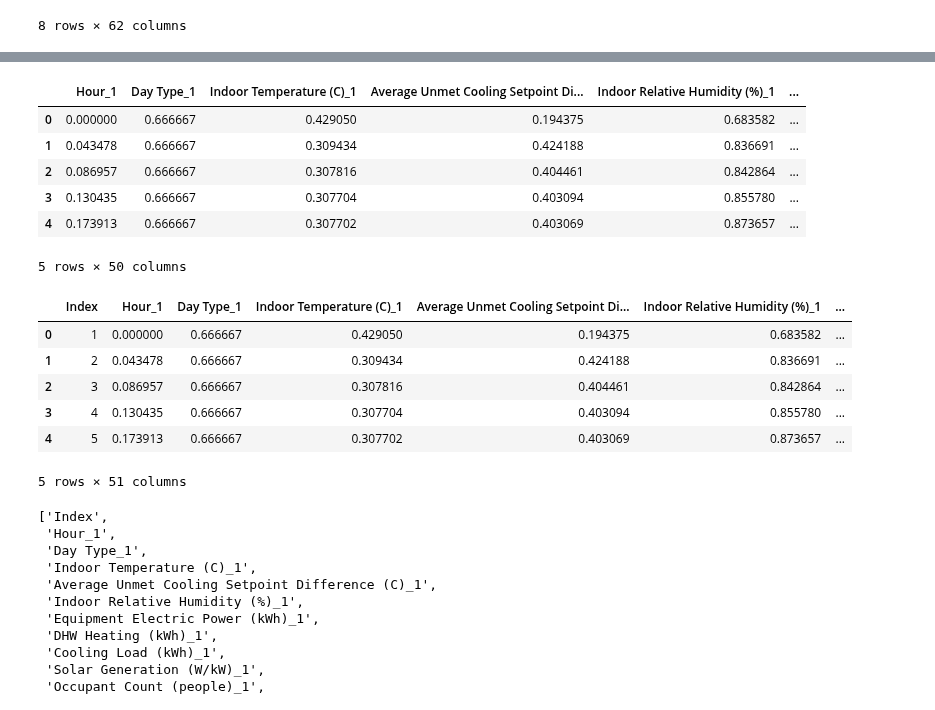
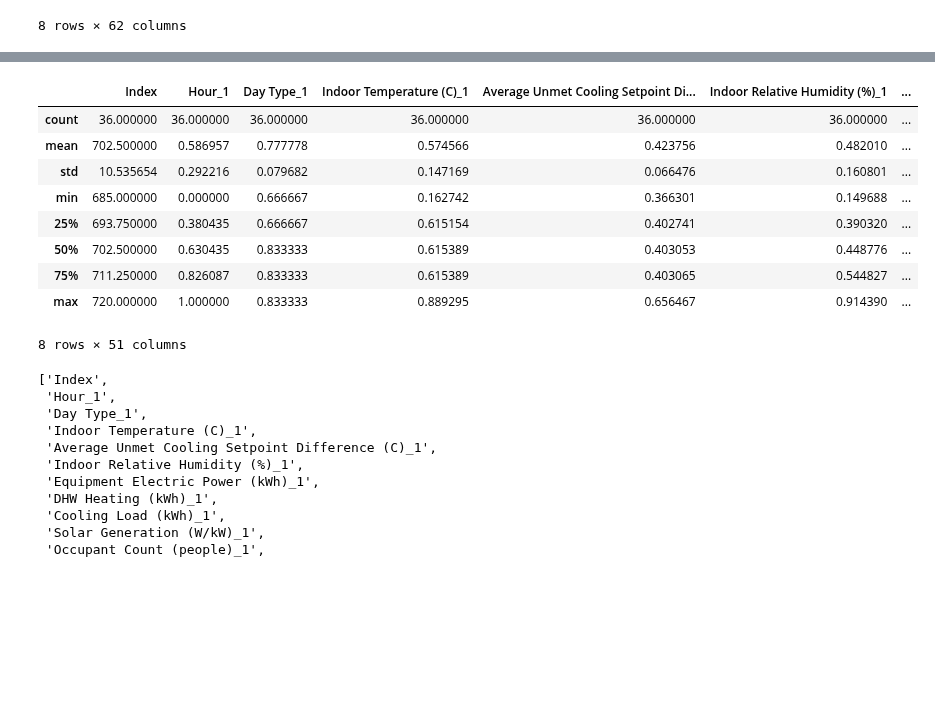
Before and after one commit to MatejPriesol/Forecasting-Carbon-Intensity-and-Solar-Generation, a Jupyter notebook: models/data_merging.ipynb, the cells around one changed output, grey strips where cells are left out. Drawn from its saved outputs; the diff is of its cells as text; code cells hidden in the pictures; blank space fills up the shorter version.

```diff
--- a/models/data_merging.ipynb
+++ b/models/data_merging.ipynb
@@ -46,3 +46,6 @@ merged_dropped = merged.drop(columns=["Month_1", "Month_2", "Month_3",
                                       "Heating Load (kWh)_1", "Heating Load (kWh)_2", "Heating Load (kWh)_3",
                                       "HVAC Mode (Off/Cooling/Heating)_1", "HVAC Mode (Off/Cooling/Heating)_2", "HVAC Mode (Off/Cooling/Heating)_3"])
 merged_dropped.head()
+
+index = range(1, len(merged_dropped)+1)
+merged_dropped.insert(loc=0, column="Index", value=index)
@@ -57,15 +63,23 @@ merged_dropped.head()
 # %%
-normalized_data = merged_dropped.copy()
+train, test = train_test_split(merged_dropped, test_size=0.05, shuffle=False)
+columns = list(merged_dropped)
+columns.remove("Index")
 
-for column in normalized_data.columns:
-    normalized_data[column] = (normalized_data[column] - normalized_data[column].min()) / (normalized_data[column].max() - normalized_data[column].min())
+for column in columns:
+    min_of_column = train[column].min()
+    max_of_column = train[column].max()
+    train[column] = (train[column] - min_of_column) / (max_of_column - min_of_column)
+    test[column] = (test[column] - min_of_column) / (max_of_column - min_of_column)
 
-normalized_data.head()
+test.describe()
 # %% [output]
-|  | Hour_1 | Day Type_1 | Indoor Temperature (C)_1 | Average Unmet Cooling Setpoint Di... | Indoor Relative Humidity (%)_1 | ... |
-| 0 | 0.000000 | 0.666667 | 0.429050 | 0.194375 | 0.683582 | ... |
-| 1 | 0.043478 | 0.666667 | 0.309434 | 0.424188 | 0.836691 | ... |
-| 2 | 0.086957 | 0.666667 | 0.307816 | 0.404461 | 0.842864 | ... |
-| 3 | 0.130435 | 0.666667 | 0.307704 | 0.403094 | 0.855780 | ... |
-| 4 | 0.173913 | 0.666667 | 0.307702 | 0.403069 | 0.873657 | ... |
+|  | Index | Hour_1 | Day Type_1 | Indoor Temperature (C)_1 | Average Unmet Cooling Setpoint Di... | Indoor Relative Humidity (%)_1 | ... |
+| count | 36.000000 | 36.000000 | 36.000000 | 36.000000 | 36.000000 | 36.000000 | ... |
+| mean | 702.500000 | 0.586957 | 0.777778 | 0.574566 | 0.423756 | 0.482010 | ... |
+| std | 10.535654 | 0.292216 | 0.079682 | 0.147169 | 0.066476 | 0.160801 | ... |
+| min | 685.000000 | 0.000000 | 0.666667 | 0.162742 | 0.366301 | 0.149688 | ... |
+| 25% | 693.750000 | 0.380435 | 0.666667 | 0.615154 | 0.402741 | 0.390320 | ... |
+| 50% | 702.500000 | 0.630435 | 0.833333 | 0.615389 | 0.403053 | 0.448776 | ... |
+| 75% | 711.250000 | 0.826087 | 0.833333 | 0.615389 | 0.403065 | 0.544827 | ... |
+| max | 720.000000 | 1.000000 | 0.833333 | 0.889295 | 0.656467 | 0.914390 | ... |
-5 rows × 50 columns
+8 rows × 51 columns
@@ -75,14 +86,3 @@ normalized_data.insert(loc=0, column="Index", value=index)
-# %%
-train, test = train_test_split(normalized_data, test_size=0.05, shuffle=False)
-train.head()
-# %% [output]
-|  | Index | Hour_1 | Day Type_1 | Indoor Temperature (C)_1 | Average Unmet Cooling Setpoint Di... | Indoor Relative Humidity (%)_1 | ... |
-| 0 | 1 | 0.000000 | 0.666667 | 0.429050 | 0.194375 | 0.683582 | ... |
-| 1 | 2 | 0.043478 | 0.666667 | 0.309434 | 0.424188 | 0.836691 | ... |
-| 2 | 3 | 0.086957 | 0.666667 | 0.307816 | 0.404461 | 0.842864 | ... |
-| 3 | 4 | 0.130435 | 0.666667 | 0.307704 | 0.403094 | 0.855780 | ... |
-| 4 | 5 | 0.173913 | 0.666667 | 0.307702 | 0.403069 | 0.873657 | ... |
-5 rows × 51 columns
 # %%
 threshold = 0
 column_to_predict = "kg_CO2/kWh"
```
Also changed, not shown: parts of 3 cells of this notebook.
